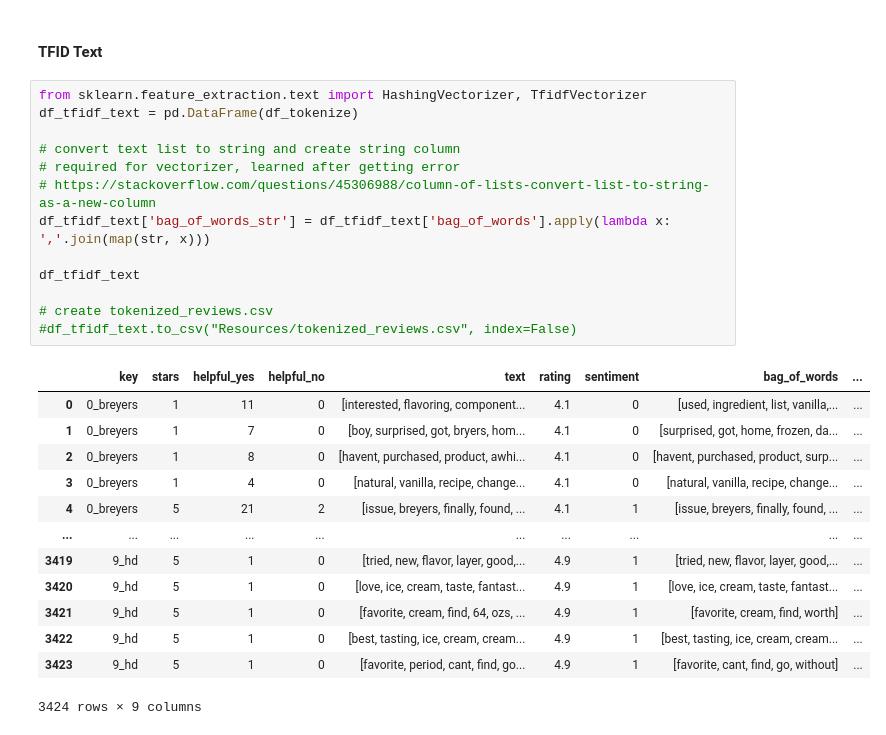
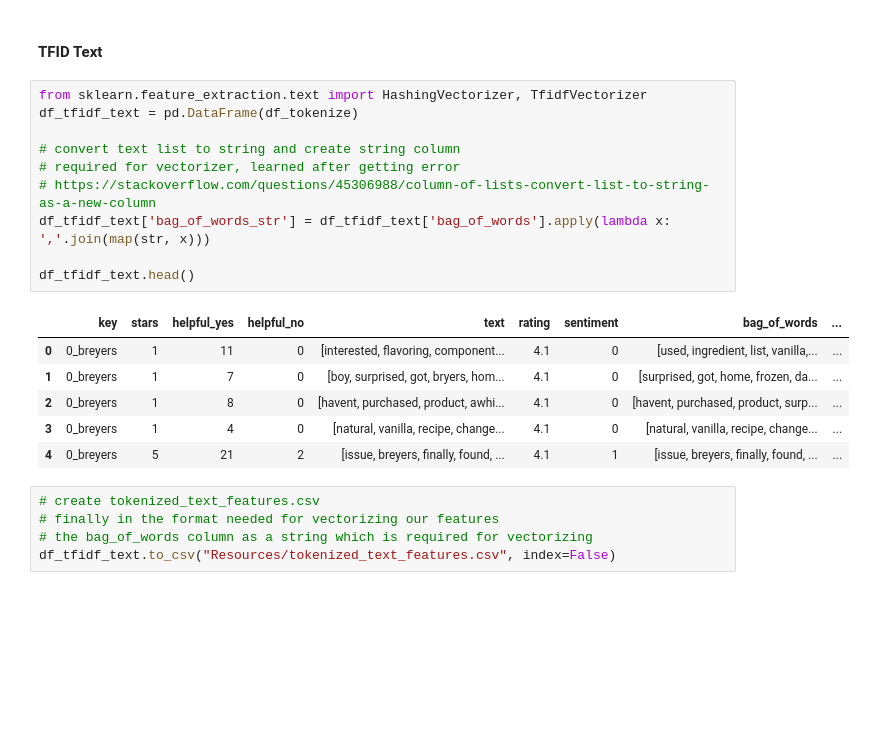
Before and after one commit to MaxThors/UW_final_project, a Jupyter notebook: nlp_feature_extraction_vectorizing.ipynb, the cells around one changed output. Saved outputs shown, nothing was run; the diff lists cells and outputs as text; blank space fills up the shorter version.

```diff
--- a/nlp_feature_extraction_vectorizing.ipynb
+++ b/nlp_feature_extraction_vectorizing.ipynb
@@ -429,30 +427,25 @@ Features :  ['0_breyers', '0_hd', '0_talenti', '10_bj', '10_breyers', '10_talent
 # %%
 from sklearn.feature_extraction.text import HashingVectorizer, TfidfVectorizer
 df_tfidf_text = pd.DataFrame(df_tokenize)
 
 # convert text list to string and create string column
 # required for vectorizer, learned after getting error
 # https://stackoverflow.com/questions/45306988/column-of-lists-convert-list-to-string-as-a-new-column
 df_tfidf_text['bag_of_words_str'] = df_tfidf_text['bag_of_words'].apply(lambda x: ','.join(map(str, x)))
 
-df_tfidf_text
-
-# create tokenized_reviews.csv
-#df_tfidf_text.to_csv("Resources/tokenized_reviews.csv", index=False)
+df_tfidf_text.head()
 # %% [output]
 |  | key | stars | helpful_yes | helpful_no | text | rating | sentiment | bag_of_words | ... |
 | 0 | 0_breyers | 1 | 11 | 0 | [interested, flavoring, component... | 4.1 | 0 | [used, ingredient, list, vanilla,... | ... |
 | 1 | 0_breyers | 1 | 7 | 0 | [boy, surprised, got, bryers, hom... | 4.1 | 0 | [surprised, got, home, frozen, da... | ... |
 | 2 | 0_breyers | 1 | 8 | 0 | [havent, purchased, product, awhi... | 4.1 | 0 | [havent, purchased, product, surp... | ... |
 | 3 | 0_breyers | 1 | 4 | 0 | [natural, vanilla, recipe, change... | 4.1 | 0 | [natural, vanilla, recipe, change... | ... |
 | 4 | 0_breyers | 5 | 21 | 2 | [issue, breyers, finally, found, ... | 4.1 | 1 | [issue, breyers, finally, found, ... | ... |
-| ... | ... | ... | ... | ... | ... | ... | ... | ... | ... |
-| 3419 | 9_hd | 5 | 1 | 0 | [tried, new, flavor, layer, good,... | 4.9 | 1 | [tried, new, flavor, layer, good,... | ... |
-| 3420 | 9_hd | 5 | 1 | 0 | [love, ice, cream, taste, fantast... | 4.9 | 1 | [love, ice, cream, taste, fantast... | ... |
-| 3421 | 9_hd | 5 | 1 | 0 | [favorite, cream, find, 64, ozs, ... | 4.9 | 1 | [favorite, cream, find, worth] | ... |
-| 3422 | 9_hd | 5 | 1 | 0 | [best, tasting, ice, cream, cream... | 4.9 | 1 | [best, tasting, ice, cream, cream... | ... |
-| 3423 | 9_hd | 5 | 1 | 0 | [favorite, period, cant, find, go... | 4.9 | 1 | [favorite, cant, find, go, without] | ... |
-3424 rows × 9 columns
+# %%
+# create tokenized_text_features.csv
+# finally in the format needed for vectorizing our features
+# the bag_of_words column as a string which is required for vectorizing
+df_tfidf_text.to_csv("Resources/tokenized_text_features.csv", index=False)
 # %%
 # get 'text' term frequencies weighted by their relative importance (IDF)
 vectorizer2 = TfidfVectorizer()
```
Also changed, not shown: parts of 8 cells of this notebook.
